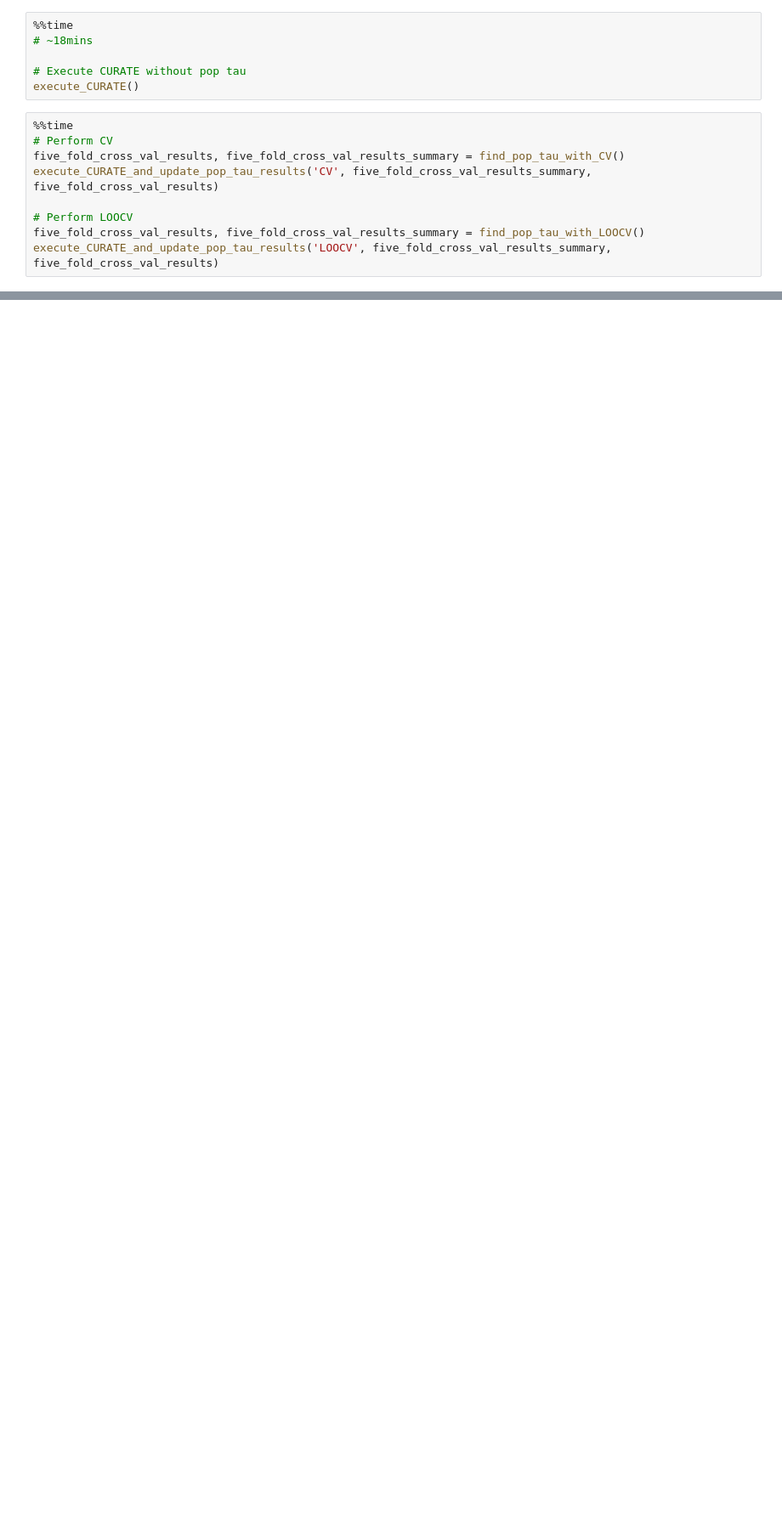
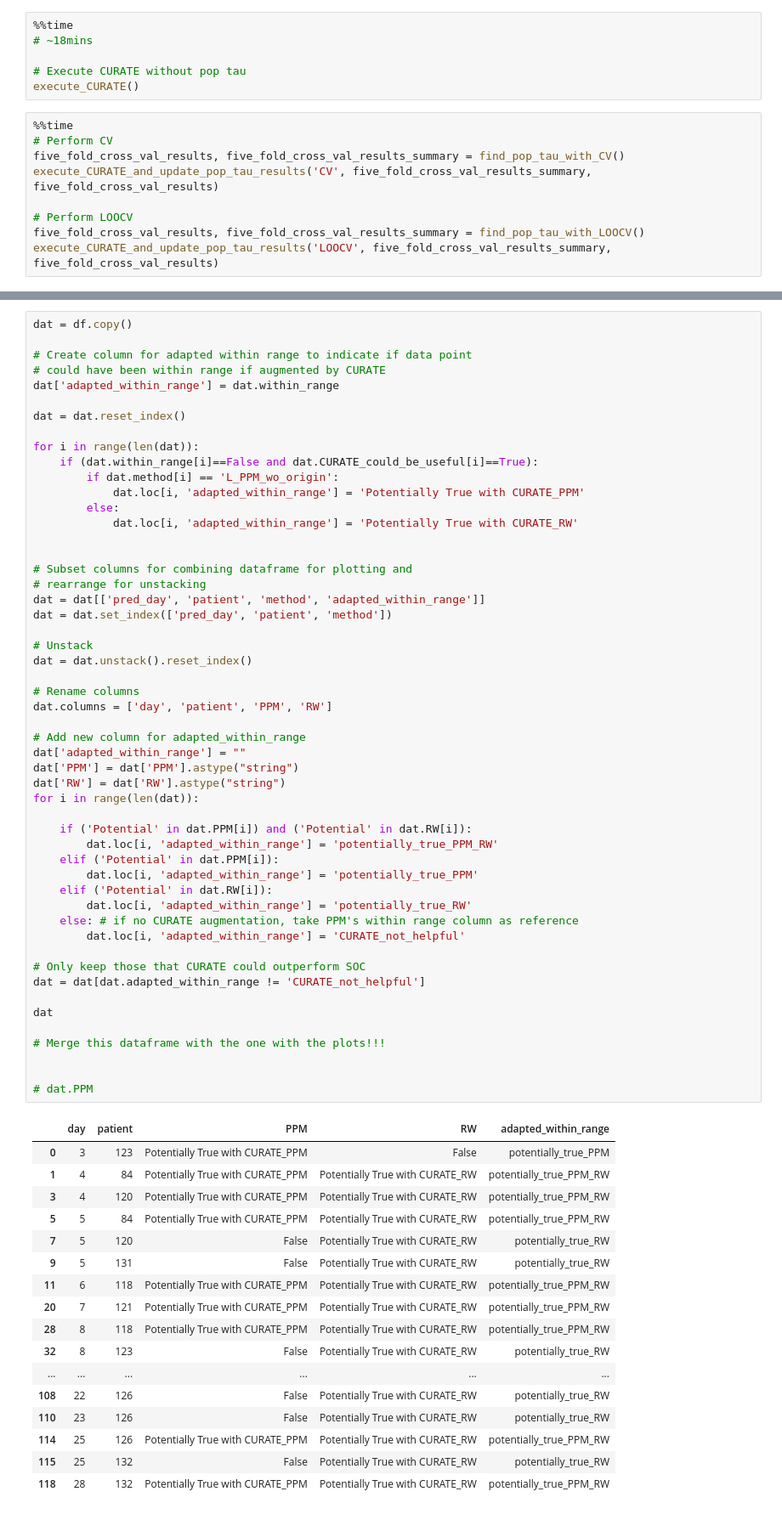
Before and after one commit to tshibei/retro_ped_liver_transplant, a Jupyter notebook: retro_PLT.ipynb, the cells around one changed output, grey strips where cells are left out. Shown at 85% size. Saved outputs shown, nothing was run; the diff lists cells and outputs as text; blank space fills up the shorter version.

```diff
--- a/retro_PLT.ipynb
+++ b/retro_PLT.ipynb
@@ -44,0 +68,70 @@ df = indiv_profiles('output (with pop tau by LOOCV).xlsx')
+# %%
+dat = df.copy()
+
+# Create column for adapted within range to indicate if data point
+# could have been within range if augmented by CURATE
+dat['adapted_within_range'] = dat.within_range
+
+dat = dat.reset_index()
+
+for i in range(len(dat)):
+    if (dat.within_range[i]==False and dat.CURATE_could_be_useful[i]==True):
+        if dat.method[i] == 'L_PPM_wo_origin':
+            dat.loc[i, 'adapted_within_range'] = 'Potentially True with CURATE_PPM'
+        else:
+            dat.loc[i, 'adapted_within_range'] = 'Potentially True with CURATE_RW'
+
+
+# Subset columns for combining dataframe for plotting and
+# rearrange for unstacking
+dat = dat[['pred_day', 'patient', 'method', 'adapted_within_range']]
+dat = dat.set_index(['pred_day', 'patient', 'method'])
+
+# Unstack
+dat = dat.unstack().reset_index()
+
+# Rename columns
+dat.columns = ['day', 'patient', 'PPM', 'RW']
+
+# Add new column for adapted_within_range
+dat['adapted_within_range'] = ""
+dat['PPM'] = dat['PPM'].astype("string")
+dat['RW'] = dat['RW'].astype("string")
+for i in range(len(dat)):
+
+    if ('Potential' in dat.PPM[i]) and ('Potential' in dat.RW[i]):
+        dat.loc[i, 'adapted_within_range'] = 'potentially_true_PPM_RW'
+    elif ('Potential' in dat.PPM[i]):
+        dat.loc[i, 'adapted_within_range'] = 'potentially_true_PPM'
+    elif ('Potential' in dat.RW[i]):
+        dat.loc[i, 'adapted_within_range'] = 'potentially_true_RW'
+    else: # if no CURATE augmentation, take PPM's within range column as reference
+        dat.loc[i, 'adapted_within_range'] = 'CURATE_not_helpful'
+
+# Only keep those that CURATE could outperform SOC
+dat = dat[dat.adapted_within_range != 'CURATE_not_helpful']
+
+dat
+
+# Merge this dataframe with the one with the plots!!!
+
+
+# dat.PPM
+# %% [output]
+|  | day | patient | PPM | RW | adapted_within_range |
+| 0 | 3 | 123 | Potentially True with CURATE_PPM | False | potentially_true_PPM |
+| 1 | 4 | 84 | Potentially True with CURATE_PPM | Potentially True with CURATE_RW | potentially_true_PPM_RW |
+| 3 | 4 | 120 | Potentially True with CURATE_PPM | Potentially True with CURATE_RW | potentially_true_PPM_RW |
+| 5 | 5 | 84 | Potentially True with CURATE_PPM | Potentially True with CURATE_RW | potentially_true_PPM_RW |
+| 7 | 5 | 120 | False | Potentially True with CURATE_RW | potentially_true_RW |
+| 9 | 5 | 131 | False | Potentially True with CURATE_RW | potentially_true_RW |
+| 11 | 6 | 118 | Potentially True with CURATE_PPM | Potentially True with CURATE_RW | potentially_true_PPM_RW |
+| 20 | 7 | 121 | Potentially True with CURATE_PPM | Potentially True with CURATE_RW | potentially_true_PPM_RW |
+| 28 | 8 | 118 | Potentially True with CURATE_PPM | Potentially True with CURATE_RW | potentially_true_PPM_RW |
+| 32 | 8 | 123 | False | Potentially True with CURATE_RW | potentially_true_RW |
+| ... | ... | ... | ... | ... | ... |
+| 108 | 22 | 126 | False | Potentially True with CURATE_RW | potentially_true_RW |
+| 110 | 23 | 126 | False | Potentially True with CURATE_RW | potentially_true_RW |
+| 114 | 25 | 126 | Potentially True with CURATE_PPM | Potentially True with CURATE_RW | potentially_true_PPM_RW |
+| 115 | 25 | 132 | False | Potentially True with CURATE_RW | potentially_true_RW |
+| 118 | 28 | 132 | Potentially True with CURATE_PPM | Potentially True with CURATE_RW | potentially_true_PPM_RW |
```
Also changed, not shown: parts of 5 cells of this notebook, 8 other files.
